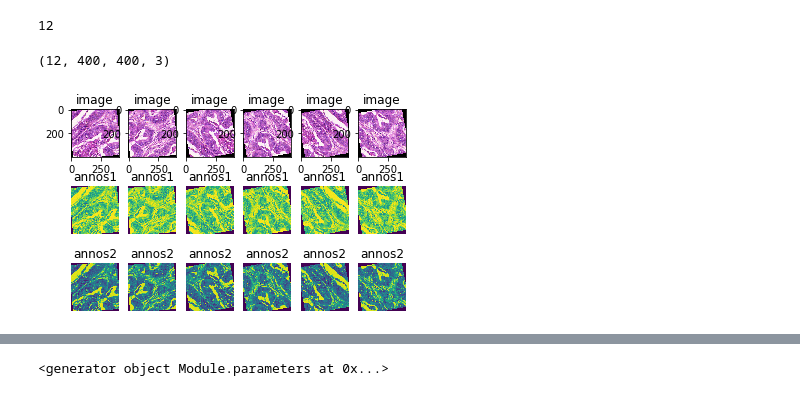
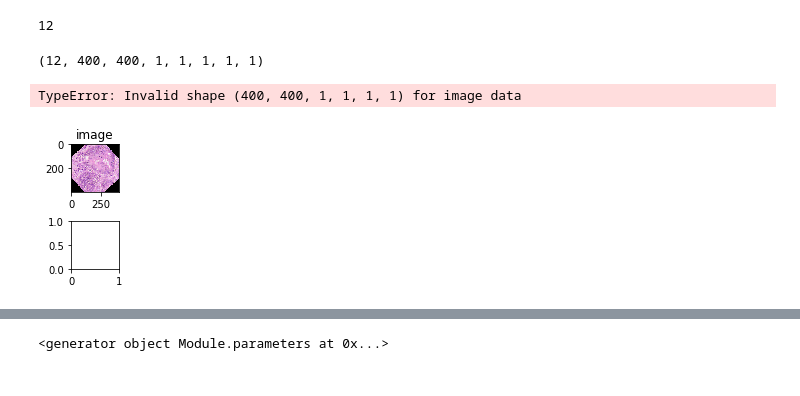
Before and after one commit to hannaLyu/Deep-learning-project, a Jupyter notebook: DL_segnet.ipynb, the cells around one changed output, grey strips where cells are left out. Drawn from its saved outputs; the diff is of its cells as text; code cells hidden in the pictures.

```diff
--- a/DL_segnet.ipynb
+++ b/DL_segnet.ipynb
@@ -168,13 +168,13 @@ path_to_annotations = newdir+os.sep+'train\\anno'
 
 def batch_generator(img_list, anno_list, batch_size, num_of_classes=2,transform=transform):
     images=[]
-    annos_temp=[]
+ #   annos_temp=[]
     annos=[]
     rand_int = int(np.random.choice(len(img_list)-1,size=1,replace=False))
     img =  np.array(Image.open(path_to_images+os.sep+img_list[rand_int]))
-    anno = np.array(Image.open(path_to_images+os.sep+img_list[rand_int]))#.convert("L"))
-
- #   anno[anno>0] = 1
+    anno = np.array(Image.open(path_to_annotations+os.sep+anno_list[rand_int]).convert("L"))
+#     print(anno.shape)
+    anno[anno>0] = 1
 #     print(anno)
 #     print(img.shape)
 #     anno_reshaped = np.zeros((anno.shape[0], anno.shape[1], num_of_classes))
@@ -185,17 +185,19 @@ def batch_generator(img_list, anno_list, batch_size, num_of_classes=2,transform=
 #     annos_temp.append(anno_reshaped)
 #     annos_temp=np.array(annos_temp)
 #     annos_temp=annos_temp.astype(np.uint8)
+#     print(annos_temp.shape)
 #     annos_temp.resize([annos_temp.shape[1],annos_temp.shape[2],annos_temp.shape[3]])
     #print(annos.dtype)
 #data augmentation
     for i in range(batch_size):
         image,anno_crop=crop_img(img,anno,400)
-        #print(anno_crop)
+       # print(anno_crop[0].shape)
         image1=transform(image[0])
         image2=transform(image[1])
 
         anno1 =transform(anno_crop[0])
         anno2 =transform(anno_crop[1])
+        #print(anno2.shape)
         random_angle = np.random.randint(1, 360)
         image1_rotate=TF.rotate(image1,random_angle)
         image2_rotate=TF.rotate(image2,random_angle)
@@ -205,10 +207,18 @@ def batch_generator(img_list, anno_list, batch_size, num_of_classes=2,transform=
         image2_rotate=np.array(image2_rotate)
         anno1_rotate=np.array(anno1_rotate)
         anno2_rotate=np.array(anno2_rotate)
+       # print(anno2_rotate.shape)
         images.append(image1_rotate)
         images.append(image2_rotate)
         annos.append(anno1_rotate)
         annos.append(anno2_rotate)
+        images_train=np.array(annos)
+        annos_train=np.array(train_annos)
+
+
+
+
+    annos_result.shape=annos_result.shape+(1,)
 
      #   anno=np.array(anno)
 
@@ -226,7 +236,7 @@ def batch_generator(img_list, anno_list, batch_size, num_of_classes=2,transform=
 
 #         annos = np.array(annos)
 
-    return images, annos
+    return images_result, annos_result
 # %%
 #get batch images
 
@@ -244,33 +254,30 @@ print(len(train_image))
 # %% [output]
 12
 # %%
-#plot data after argumentation
-images=np.array(train_image)
-annos=np.array(train_annos)
-print(annos.shape)
-#images = torch.from_numpy(images)
 
-#anno=anno.permute(1,2,0)
+print(train_annos.shape)
 
 
 
 for k in range(batch_size):
 
-    imshow = images
+    imshow = train_image
+    annoshow = train_annos
     plt.subplot(3, 6, k+1)
     plt.imshow(imshow[k,:,:,:])
     plt.title('image')
     plt.subplot(3, 6, k+7)
-    plt.imshow(annos[k,:,:,0])
+    plt.imshow(annoshow[k,:,:,0])
     plt.title('annos1')
+#     plt.axis('off')
+#     plt.subplot(3, 6, k+13)
+#     plt.imshow(annos[k,:,:,1])
+#     plt.title('annos2')
     plt.axis('off')
-    plt.subplot(3, 6, k+13)
-    plt.imshow(annos[k,:,:,1])
-    plt.title('annos2')
-    plt.axis('off')
 # %% [output]
-(12, 400, 400, 3)
+(12, 400, 400, 1, 1, 1, 1, 1)
+TypeError: Invalid shape (400, 400, 1, 1, 1, 1) for image data
-[figure, old version]
+[figure, new version]
 # %%
 
 class SegNet(nn.Module):
```
